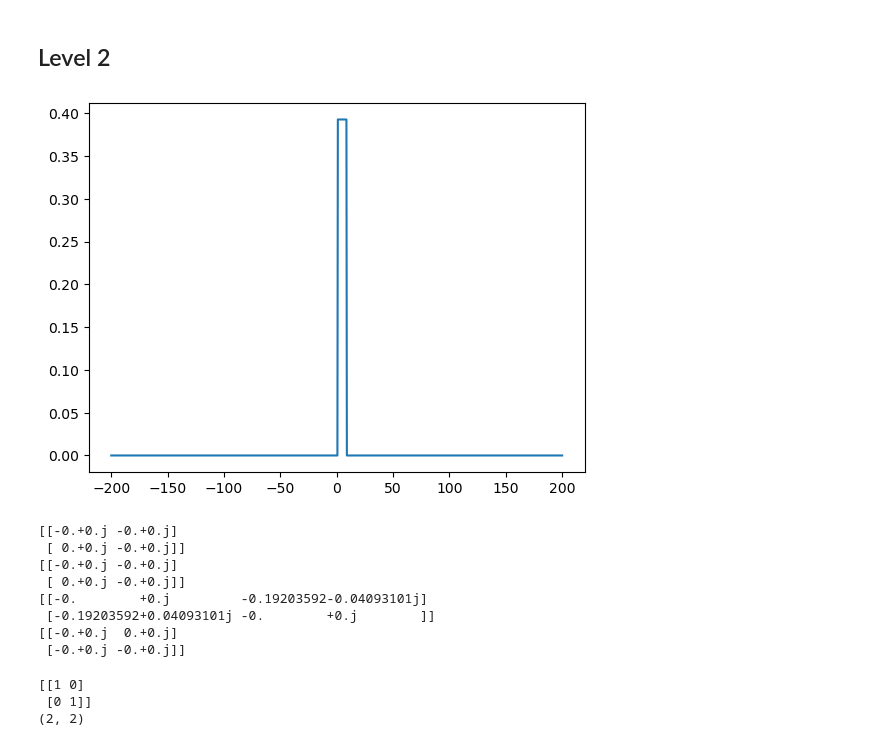
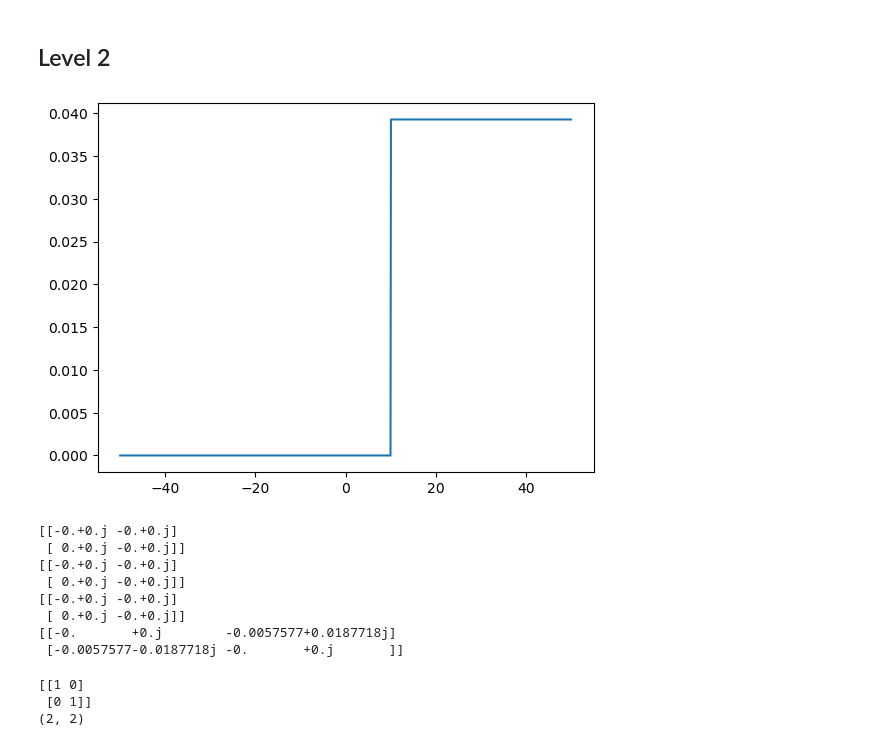
Before and after one commit to Shihyeon/MathematicalPhysicsAI, a Jupyter notebook: 4-1_ReinforcementLearning.ipynb, the cells around one changed output. Saved outputs shown, nothing was run; the diff lists cells and outputs as text; code cells hidden in the pictures.

```diff
--- a/4-1_ReinforcementLearning.ipynb
+++ b/4-1_ReinforcementLearning.ipynb
@@ -12,15 +12,15 @@ om_v0 = 1
 def s(x):
     y = np.zeros(len(x))
     for i in range(len(x)):
-        if x[i] > 1 and x[i] < 9:
-            y[i] = np.pi / (8*om_v0)
+        if (x[i] > 10) and (x[i] < 90):
+            y[i] = np.pi / (80*om_v0)
         else:
             y[i] = 0
     return y
 
 def H(t):
-    if (t > 1) and (t < 9):
-        s = np.pi / (8*om_v0)
+    if (t > 10) and (t < 90):
+        s = np.pi / (80*om_v0)
     else:
         s = 0
 
@@ -29,12 +29,12 @@ def H(t):
 
     return y
 # %%
-x = np.linspace(-200, 200, 1000)
+x = np.linspace(-50, 50, 1000)
 
 plt.plot(x, s(x))
 plt.show()
 # %% [output]
-[figure, old version]
+[figure, new version]
 # %%
 for i in range(3):
     print(H(i))
@@ -45,8 +45,8 @@ print(H(50))
  [ 0.+0.j -0.+0.j]]
 [[-0.+0.j -0.+0.j]
  [ 0.+0.j -0.+0.j]]
-[[-0.        +0.j         -0.19203592-0.04093101j]
- [-0.19203592+0.04093101j -0.        +0.j        ]]
-[[-0.+0.j  0.+0.j]
- [-0.+0.j -0.+0.j]]
+[[-0.+0.j -0.+0.j]
+ [ 0.+0.j -0.+0.j]]
+[[-0.       +0.j        -0.0057577+0.0187718j]
+ [-0.0057577-0.0187718j -0.       +0.j       ]]
 # %%
```
Also changed, not shown: parts of 4 cells of this notebook.
